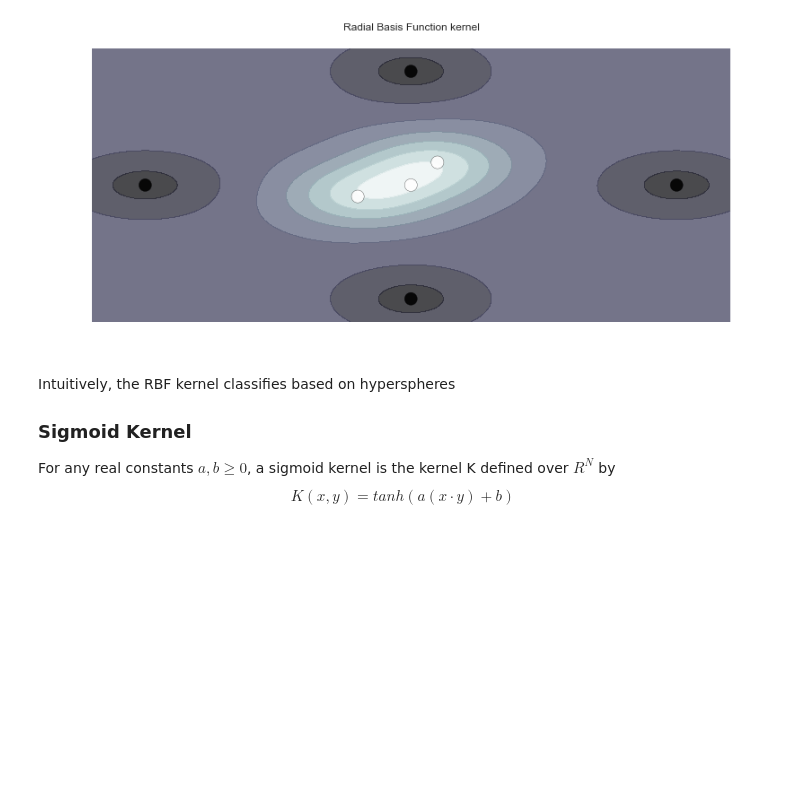
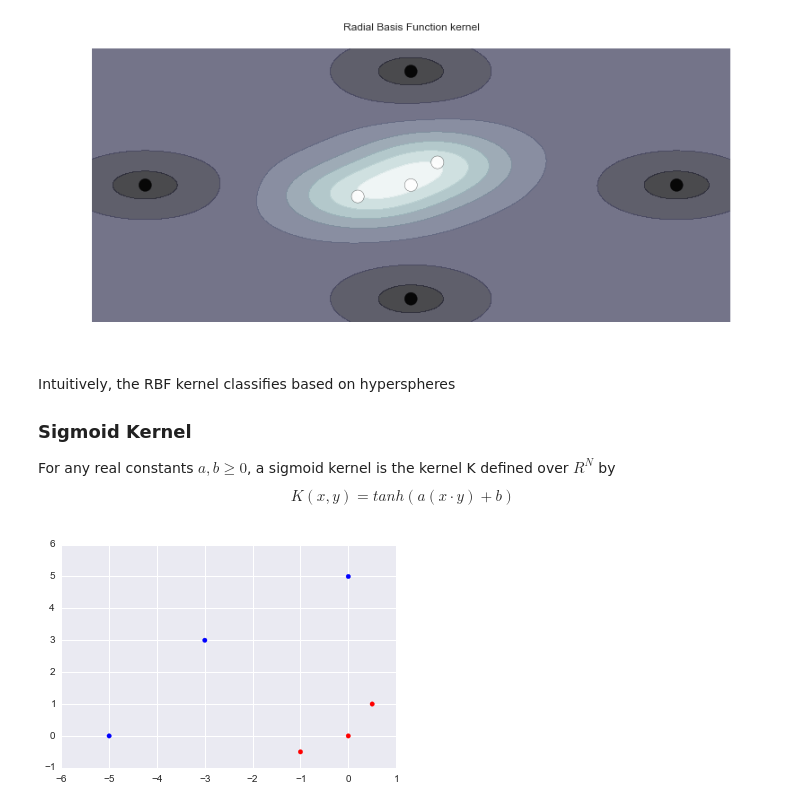
Before and after one commit to jonahwilliams/notebooks, a Jupyter notebook: independent_study/KernelMethodsII.ipynb, the cells around one changed output. Drawn from its saved outputs; the diff is of its cells as text; code cells hidden in the pictures; blank space fills up the shorter version.

```diff
--- a/independent_study/KernelMethodsII.ipynb
+++ b/independent_study/KernelMethodsII.ipynb
@@ -196,3 +198,12 @@ Intuitively, the RBF kernel classifies based on hyperspheres
 For any real constants $a, b \geq 0$, a sigmoid kernel is the kernel K defined over $R^N$ by
 
 $$K(x, y) = tanh(a(x \cdot y) + b)  $$
+# %%
+
+X = 5 * np.array([[0, 0],[0.1, 0.2],[-0.2, -0.1],[0 , 1], [-1, 0], [-0.6, 0.6]])
+Y = np.array([1, 1, 1, 0, 0, 0])
+C = ['red','red','red','blue','blue', 'blue']
+plt.scatter(X[:,0],X[:,1], color=C)
+plt.show()
+# %% [output]
+[figure, added]
```
Also changed, not shown: parts of 8 cells of this notebook, 1 other file.
